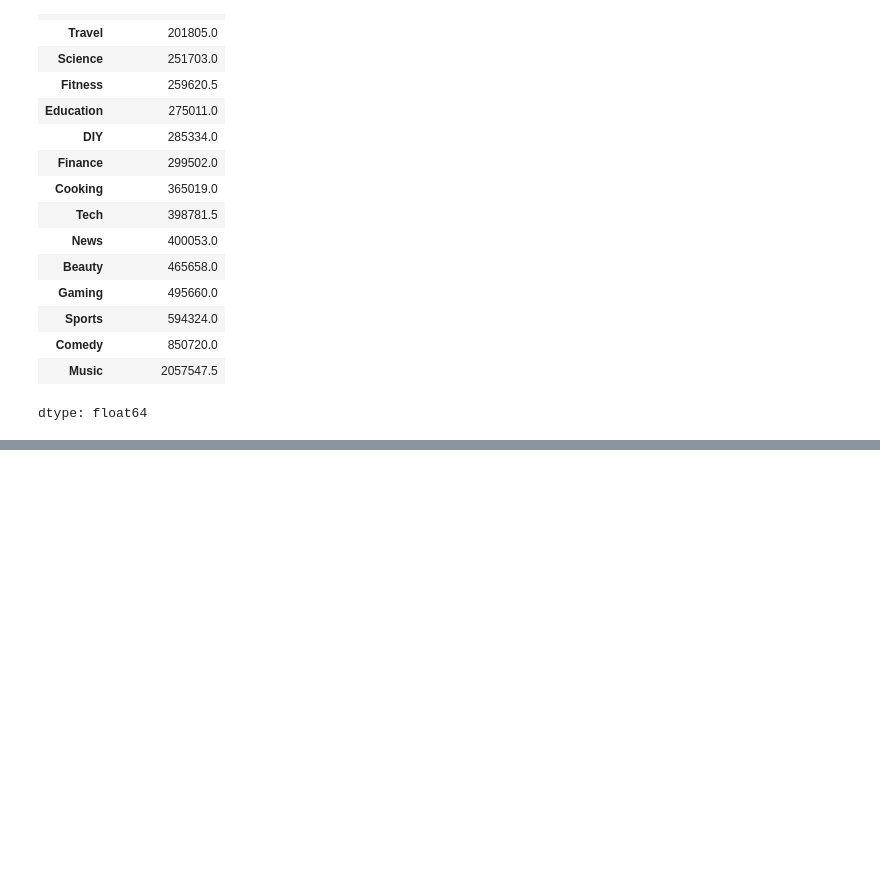
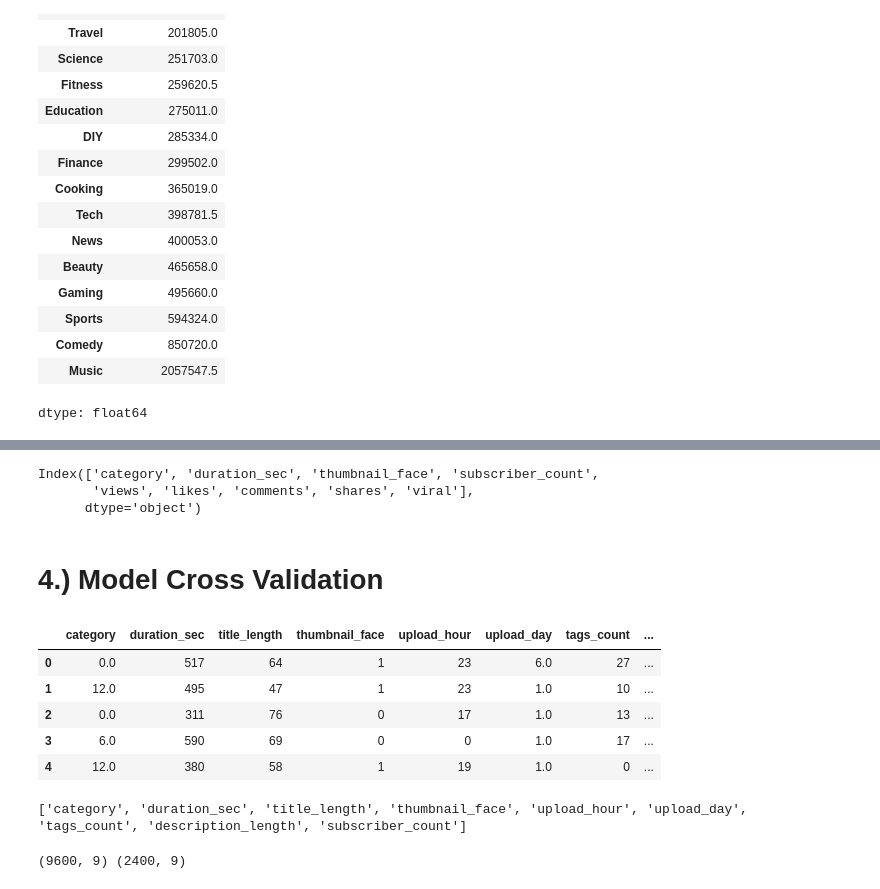
Before and after one commit to elonsobrevilla06-byte/Youtube_Virality, a Jupyter notebook: YoutubeViralOrNot_Model.ipynb, the cells around one changed output, grey strips where cells are left out. Saved outputs shown, nothing was run; the diff lists cells and outputs as text; code cells hidden in the pictures; blank space fills up the shorter version.

```diff
--- a/YoutubeViralOrNot_Model.ipynb
+++ b/YoutubeViralOrNot_Model.ipynb
@@ -342,0 +392,40 @@ dtype: float64
+# %%
+df.columns
+# %% [output]
+Index(['category', 'duration_sec', 'thumbnail_face', 'subscriber_count',
+       'views', 'likes', 'comments', 'shares', 'viral'],
+      dtype='object')
+# %% [markdown]
+# 4.) Model Cross Validation
+# %%
+from collections import Counter
+from functools import partial
+from sklearn.model_selection import train_test_split, StratifiedKFold, cross_validate, GridSearchCV
+from sklearn.pipeline import Pipeline
+from sklearn.preprocessing import OrdinalEncoder
+from sklearn.feature_selection import SelectKBest, mutual_info_classif, SequentialFeatureSelector, SelectFromModel, RFE
+from sklearn.ensemble import HistGradientBoostingClassifier, RandomForestClassifier
+from sklearn.metrics import roc_auc_score, average_precision_score
+
+raw = pd.read_csv(f"{path}/viral_videos.csv")
+
+candidates = ["category", "duration_sec", "title_length", "thumbnail_face", "upload_hour",
+              "upload_day", "tags_count", "description_length", "subscriber_count"]
+cat_cols = ["category", "upload_day"]
+
+X = raw[candidates].copy()
+y = raw["viral"]
+X[cat_cols] = OrdinalEncoder().fit_transform(X[cat_cols])
+# %%
+X[:5]
+# %% [output]
+|  | category | duration_sec | title_length | thumbnail_face | upload_hour | upload_day | tags_count | ... |
+| 0 | 0.0 | 517 | 64 | 1 | 23 | 6.0 | 27 | ... |
+| 1 | 12.0 | 495 | 47 | 1 | 23 | 1.0 | 10 | ... |
+| 2 | 0.0 | 311 | 76 | 0 | 17 | 1.0 | 13 | ... |
+| 3 | 6.0 | 590 | 69 | 0 | 0 | 1.0 | 17 | ... |
+| 4 | 12.0 | 380 | 58 | 1 | 19 | 1.0 | 0 | ... |
+# %%
+print(candidates)
+# %% [output]
+['category', 'duration_sec', 'title_length', 'thumbnail_face', 'upload_hour', 'upload_day', 'tags_count', 'description_length', 'subscriber_count']
@@ -342,0 +494,4 @@ dtype: float64
+# %%
+print(X_train.shape, X_test.shape)
+# %% [output]
+(9600, 9) (2400, 9)
```
Also changed, not shown: parts of 24 cells of this notebook.
